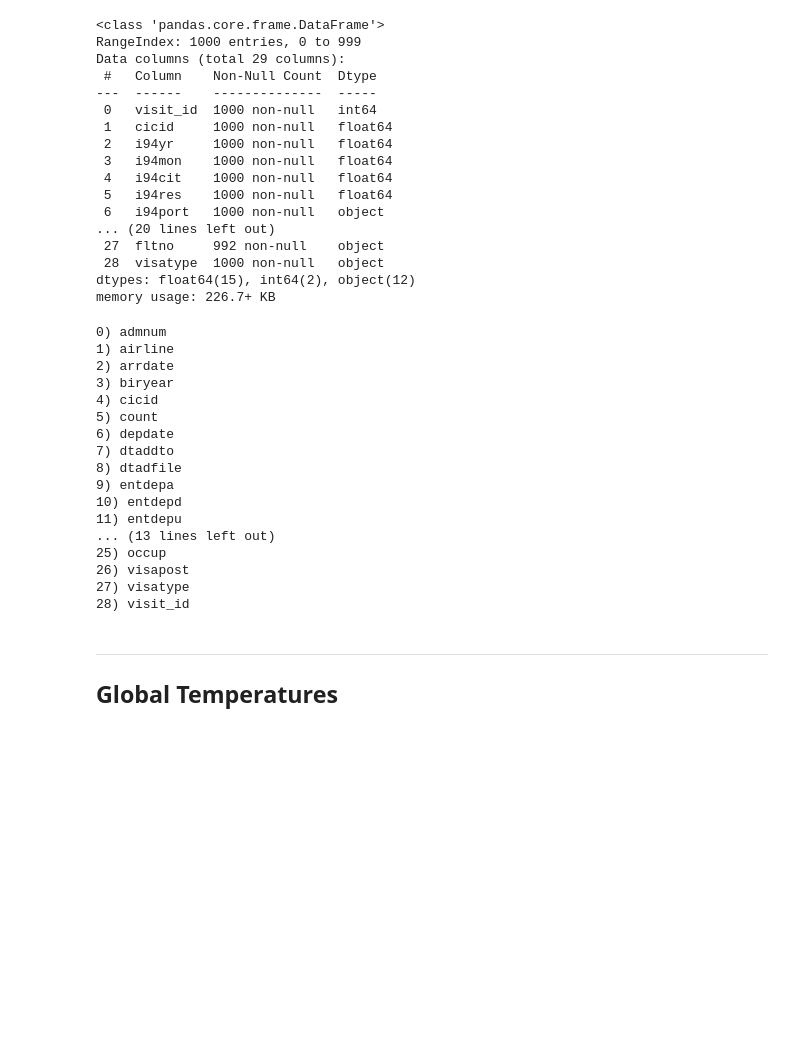
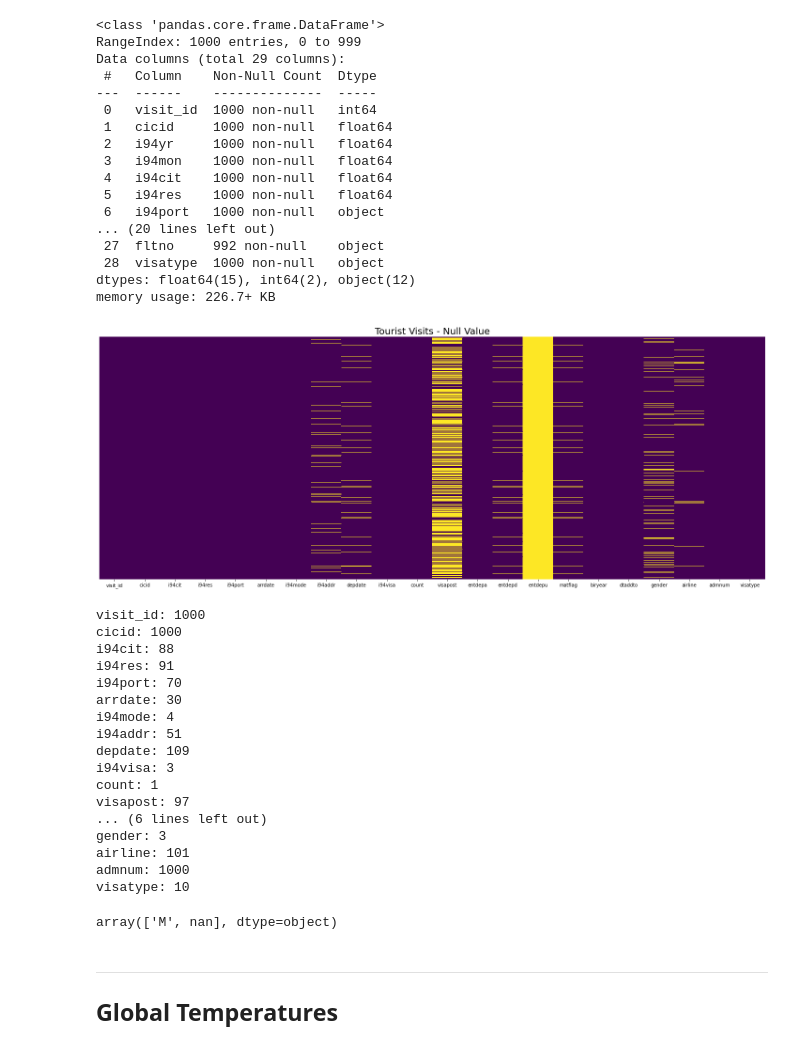
Before and after one commit to Morgan-Sell/usa-tourism-etl, a Jupyter notebook: eda_project_scope.ipynb, the cells around one changed output. Cells and saved outputs as stored; diff of their text form; code cells hidden in the pictures; blank space fills up the shorter version.

Commit message:
cleanined tourists visits data

```diff
--- a/eda_project_scope.ipynb
+++ b/eda_project_scope.ipynb
@@ -17,3 +21,5 @@ temps = pd.read_csv('data/GlobalLandTemperaturesByCity.csv')
+# %%
+start_epoch = pd.Timestamp('1960-1-1')
 # %% [markdown]
 ---
 ## Airports
@@ -122,27 +137,42 @@ Data columns (total 29 columns):
  28  visatype  1000 non-null   object
 dtypes: float64(15), int64(2), object(12)
 memory usage: 226.7+ KB
+# %%
+visits['arrdate'] = pd.to_timedelta(visits.arrdate, unit='D') + start_epoch
+visits['depdate'] = pd.to_timedelta(visits.depdate, unit='D') + start_epoch
+visits['biryear'] = visits.biryear.apply(int)
+# %%
+feats_to_drop =['i94yr', 'i94mon', 'insnum', 'dtadfile', 'fltno', 'i94bir', 'occup', 'matflag', 'admnum']
+visits.drop(feats_to_drop, axis=1, inplace=True)
+# %%
+utils.plot_null_val_heatmap(visits, "Tourist Visits - Null Value", (20,8))
+# %% [output]
+[figure, added]
 # %%
-for idx, col in enumerate(sorted(visits)):
-    print(f"{idx}) {col}")
+for col in visits.columns:
+    print(f"{col}: {visits[col].nunique()}")
 # %% [output]
-0) admnum
-1) airline
-2) arrdate
-3) biryear
-4) cicid
-5) count
-6) depdate
-7) dtaddto
-8) dtadfile
-9) entdepa
-10) entdepd
-11) entdepu
-... (13 lines left out)
-25) occup
-26) visapost
-27) visatype
-28) visit_id
+visit_id: 1000
+cicid: 1000
+i94cit: 88
+i94res: 91
+i94port: 70
+arrdate: 30
+i94mode: 4
+i94addr: 51
+depdate: 109
+i94visa: 3
+count: 1
+visapost: 97
+... (6 lines left out)
+gender: 3
+airline: 101
+admnum: 1000
+visatype: 10
+# %%
+visits.matflag.unique()
+# %% [output]
+array(['M', nan], dtype=object)
 # %% [markdown]
 ---
 ## Global Temperatures
```
Also changed, not shown: parts of 9 cells of this notebook, 1 other file.
